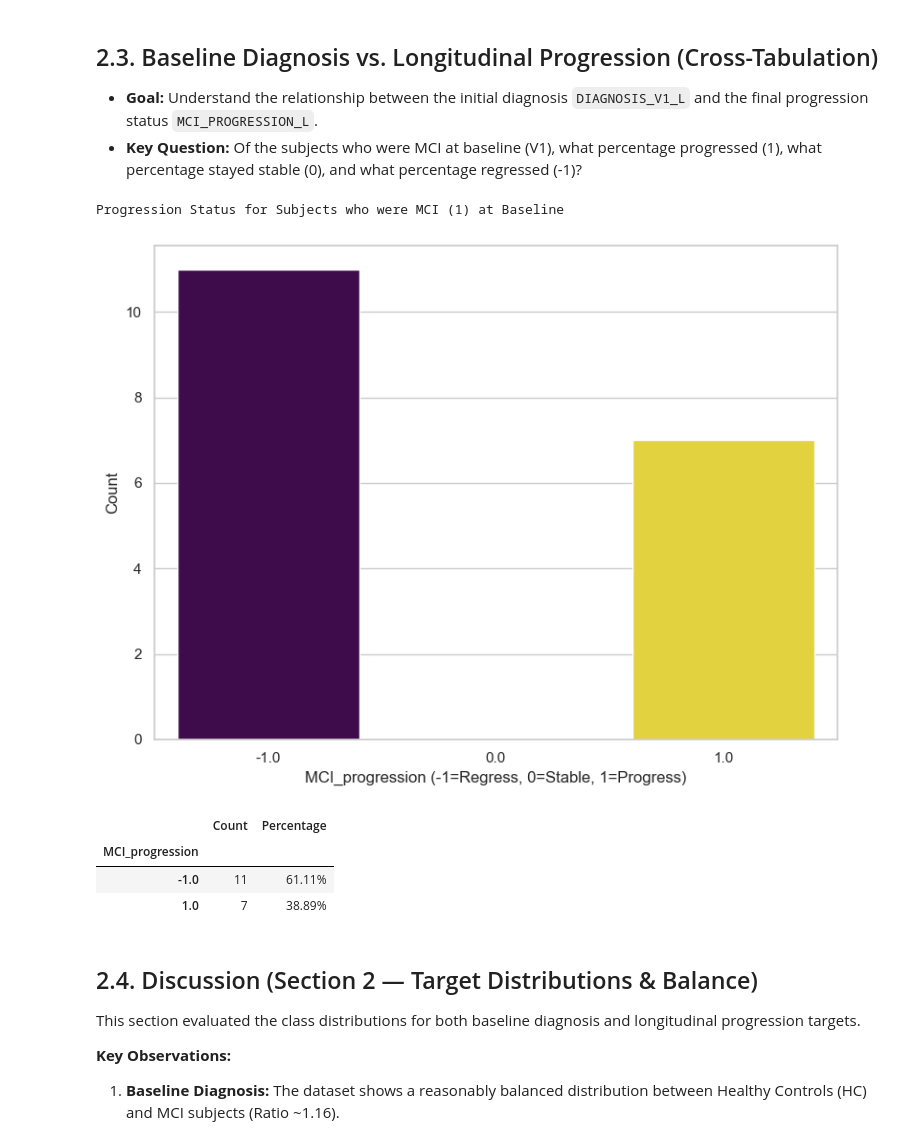
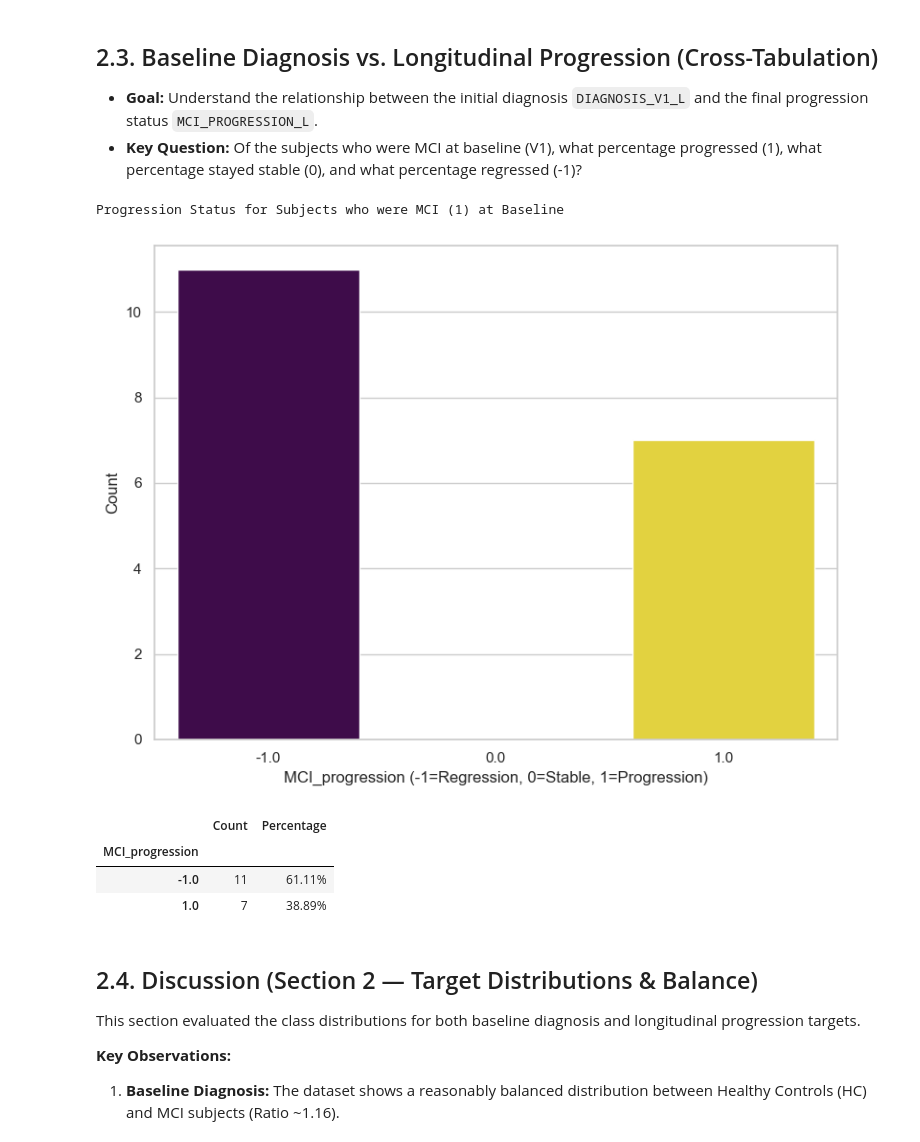
Before and after one commit to EdizArkin/EEG-Cognitive-Progression-Analysis-Early-Diagnosis, a Jupyter notebook: eda.ipynb, the cells around one changed output. Drawn from its saved outputs; the diff is of its cells as text; code cells hidden in the pictures.

```diff
--- a/eda.ipynb
+++ b/eda.ipynb
@@ -439,33 +440,33 @@ Name: count, dtype: int64
 # %%
 if (DIAGNOSIS_V1_L in df_longitudinal.columns) and (MCI_PROGRESSION_L in df_longitudinal.columns):
 
     # Only include those with MCI (1) in V1 and progression data
     df_prog_analysis = df_longitudinal.dropna(subset=[DIAGNOSIS_V1_L, MCI_PROGRESSION_L])
     df_prog_analysis = df_prog_analysis[df_prog_analysis[DIAGNOSIS_V1_L] == 1]
 
     if not df_prog_analysis.empty:
         fig = plt.figure(figsize=(8, 6))
         sns.countplot(x=MCI_PROGRESSION_L, hue=MCI_PROGRESSION_L, data=df_prog_analysis, palette='viridis', order=[-1.0, 0.0, 1.0], legend=False)
         print(f'Progression Status for Subjects who were MCI (1) at Baseline')
-        plt.xlabel(f'{MCI_PROGRESSION_L} (-1=Regress, 0=Stable, 1=Progress)')
+        plt.xlabel(f'{MCI_PROGRESSION_L} (-1=Regression, 0=Stable, 1=Progression)')
         plt.ylabel('Count')
 
         outfp = os.path.join(OUT_FIGS, 'baseline_mci_vs_progression_status.pdf')
 
         save_and_show(fig,outfp)
 
         counts = df_prog_analysis[MCI_PROGRESSION_L].value_counts().sort_index()
         percentages = df_prog_analysis[MCI_PROGRESSION_L].value_counts(normalize=True).sort_index()
 
         prog_summary = pd.DataFrame({'Count': counts, 'Percentage': percentages.map('{:.2%}'.format)})
         display(prog_summary)
     else:
         print("No data available to compare Baseline MCI with Longitudinal Progression.")
 else:
     print(f"Skipping Baseline vs. Progression crosstab: Key columns ('{DIAGNOSIS_V1_L}' or '{MCI_PROGRESSION_L}') not found.")
 # %% [output]
 Progression Status for Subjects who were MCI (1) at Baseline
-[figure, old version]
+[figure, new version]
 |  | Count | Percentage |
 | MCI_progression |  |  |
 | -1.0 | 11 | 61.11% |
```
Also changed, not shown: parts of 3 cells of this notebook, 5 other files.
